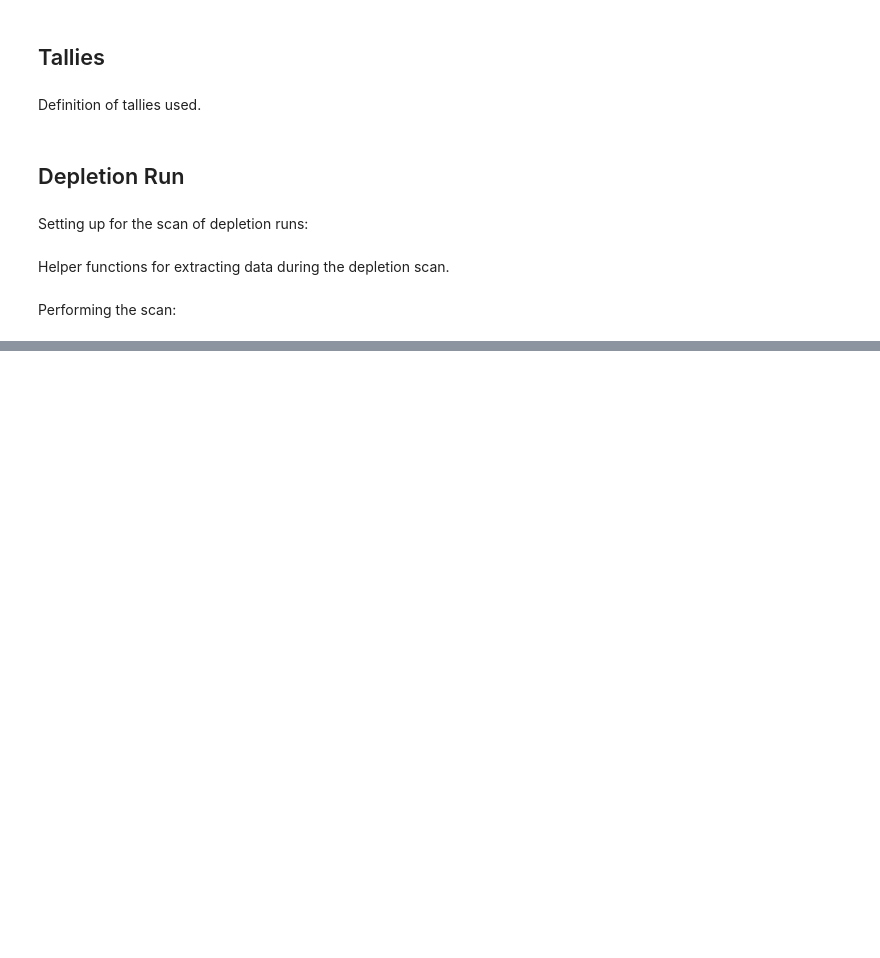
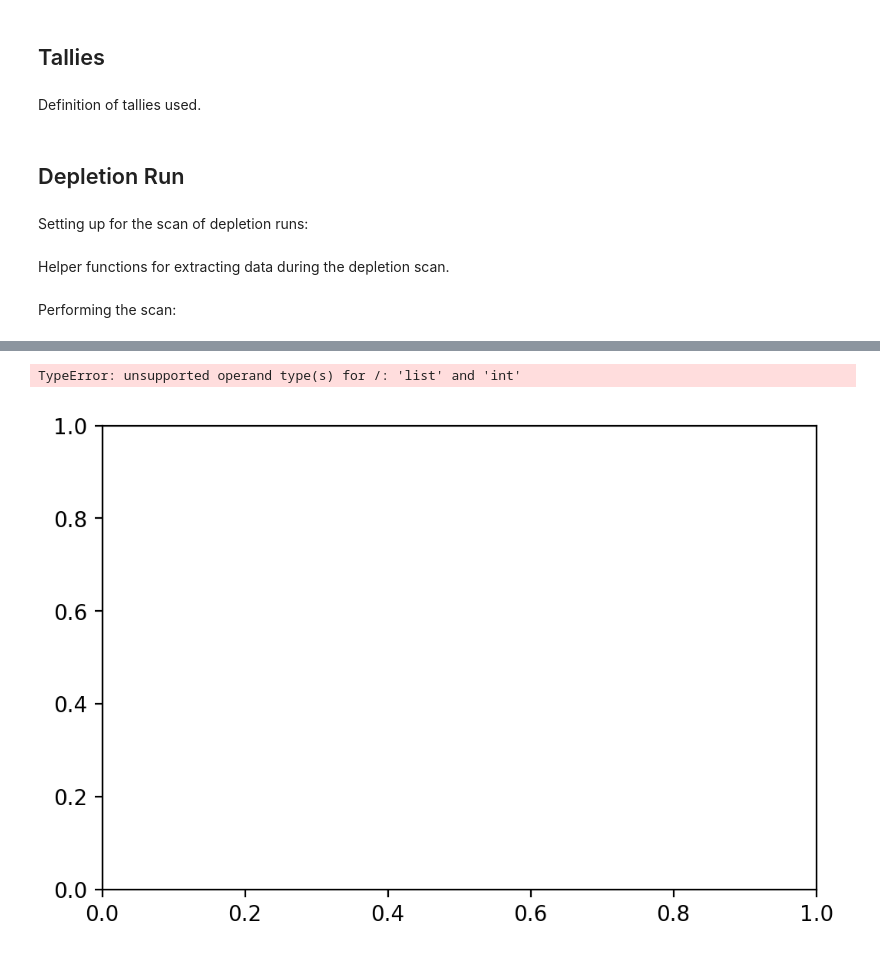
Before and after one commit to jlball/arc-proliferation, a Jupyter notebook: arc2018/depletion_scan/arc2018_depletion_scan.ipynb, the cells around one changed output, grey strips where cells are left out. Saved outputs shown, nothing was run; the diff lists cells and outputs as text; code cells hidden in the pictures; blank space fills up the shorter version.

```diff
--- a/arc2018/depletion_scan/arc2018_depletion_scan.ipynb
+++ b/arc2018/depletion_scan/arc2018_depletion_scan.ipynb
@@ -351,14 +496,22 @@ plt.show()
 # %%
 fig, ax = plt.subplots(dpi=plot_dpi)
 
-ax.scatter(percents_fertile, times_to_sq/(60*60))
+for dopant in dopant_species:
+    # Import and read JSON file containing volume information computed by paramak
+    file = open(dopant + '_depletion_data.json',)
+    loaded_data = json.load(file)
+    file.close()
+    ax.scatter(loaded_data['percents_fertile'], loaded_data['times_to_sq'])
 
 ax.set(title="Time to 1 SQ vs. Fertile Percent", xlabel="percent fertile", ylabel='time (hours)')
 ax.grid()
 ax.set_yscale('log')
 
 plt.gcf().set_size_inches(8, 6)
 plt.show()
+# %% [output]
+TypeError: unsupported operand type(s) for /: 'list' and 'int'
+[figure, added]
 # %%
 fig, ax = plt.subplots(dpi=plot_dpi)
 
```
Also changed, not shown: parts of 7 cells of this notebook, 1 other file.
